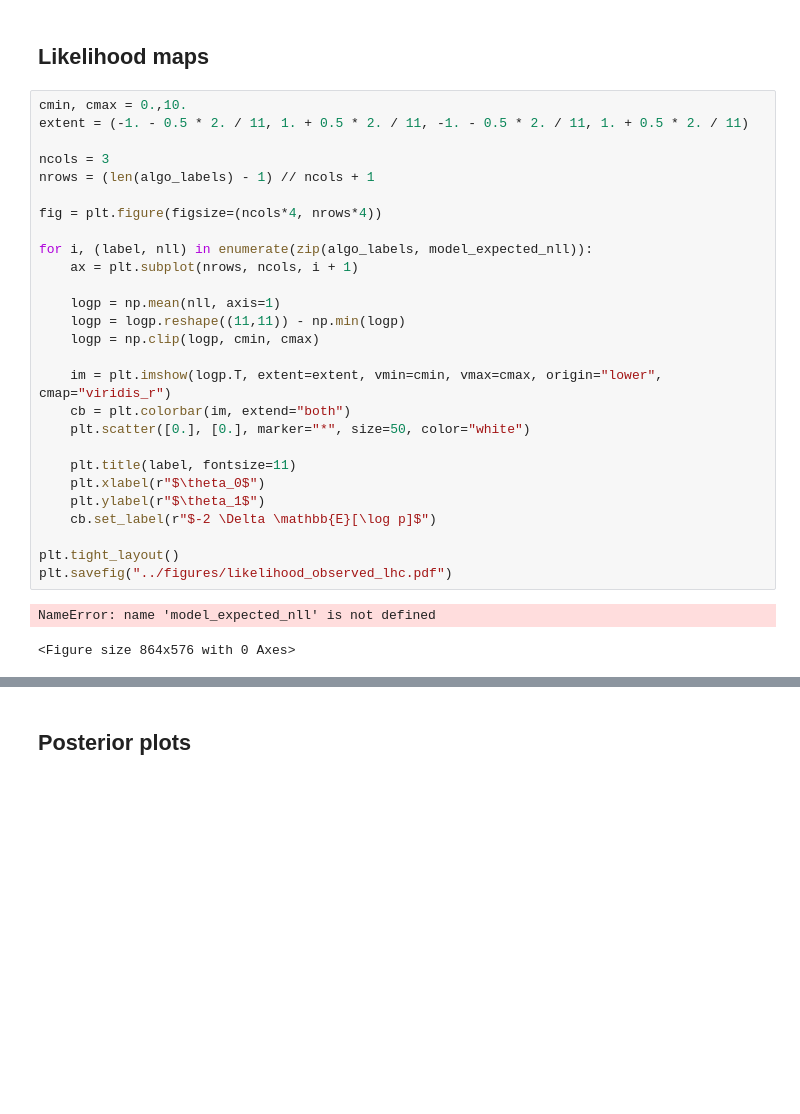
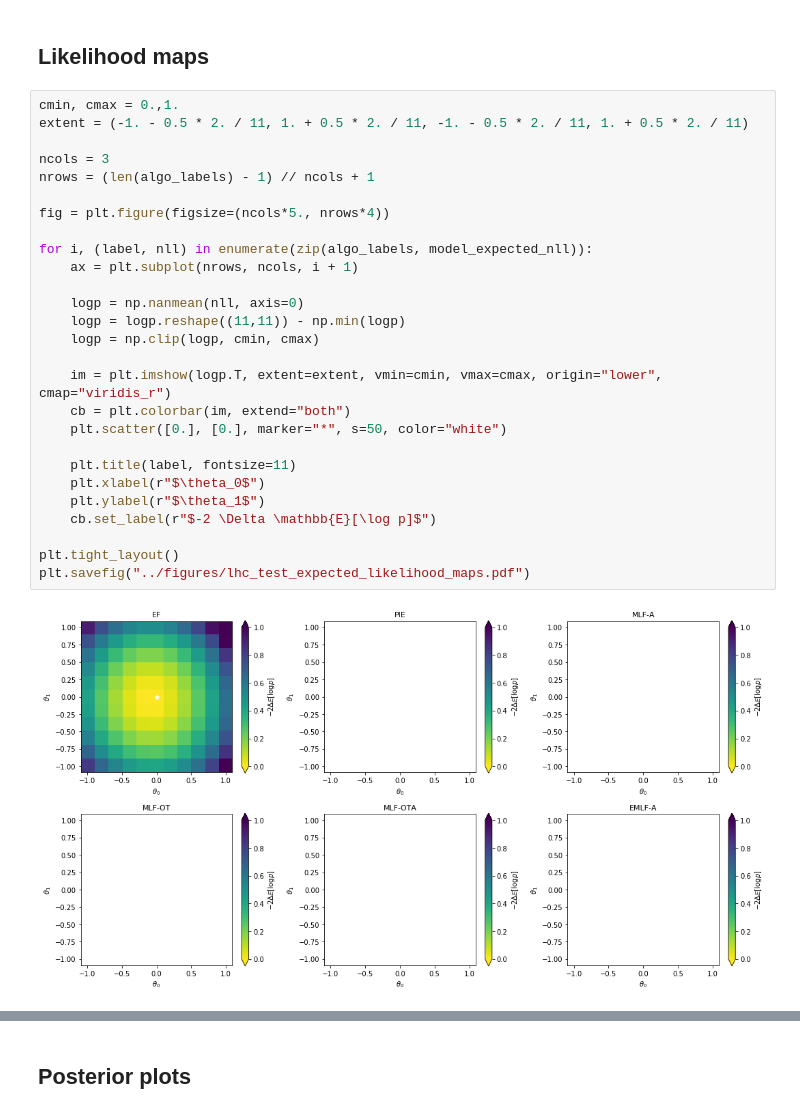
Before and after one commit to johannbrehmer/manifold-flow, a Jupyter notebook: experiments/notebooks/lhc_result_plots.ipynb, the cells around one changed output, grey strips where cells are left out. Drawn from its saved outputs; the diff is of its cells as text; blank space fills up the shorter version.

```diff
--- a/experiments/notebooks/lhc_result_plots.ipynb
+++ b/experiments/notebooks/lhc_result_plots.ipynb
@@ -234,35 +204,34 @@ plt.savefig("../figures/generated_samples_distance_distribution_power.pdf")
 # %% [markdown]
 ## Likelihood maps
 # %%
-cmin, cmax = 0.,10.
+cmin, cmax = 0.,1.
 extent = (-1. - 0.5 * 2. / 11, 1. + 0.5 * 2. / 11, -1. - 0.5 * 2. / 11, 1. + 0.5 * 2. / 11)
 
 ncols = 3
 nrows = (len(algo_labels) - 1) // ncols + 1
 
-fig = plt.figure(figsize=(ncols*4, nrows*4))
+fig = plt.figure(figsize=(ncols*5., nrows*4))
 
 for i, (label, nll) in enumerate(zip(algo_labels, model_expected_nll)):
     ax = plt.subplot(nrows, ncols, i + 1)
 
-    logp = np.mean(nll, axis=1)
+    logp = np.nanmean(nll, axis=0)
     logp = logp.reshape((11,11)) - np.min(logp)
     logp = np.clip(logp, cmin, cmax)
 
     im = plt.imshow(logp.T, extent=extent, vmin=cmin, vmax=cmax, origin="lower", cmap="viridis_r")
     cb = plt.colorbar(im, extend="both")
-    plt.scatter([0.], [0.], marker="*", size=50, color="white")
+    plt.scatter([0.], [0.], marker="*", s=50, color="white")
 
     plt.title(label, fontsize=11)
     plt.xlabel(r"$\theta_0$")
     plt.ylabel(r"$\theta_1$")
     cb.set_label(r"$-2 \Delta \mathbb{E}[\log p]$")
 
 plt.tight_layout()
-plt.savefig("../figures/likelihood_observed_lhc.pdf")
+plt.savefig("../figures/lhc_test_expected_likelihood_maps.pdf")
 # %% [output]
-NameError: name 'model_expected_nll' is not defined
-<Figure size 864x576 with 0 Axes>
+[figure, added]
 # %%
 cmin, cmax = 0.,10.
 extent = (-1. - 0.5 * 2. / 11, 1. + 0.5 * 2. / 11, -1. - 0.5 * 2. / 11, 1. + 0.5 * 2. / 11)
```
Also changed, not shown: parts of 7 cells of this notebook, 31 other files.
